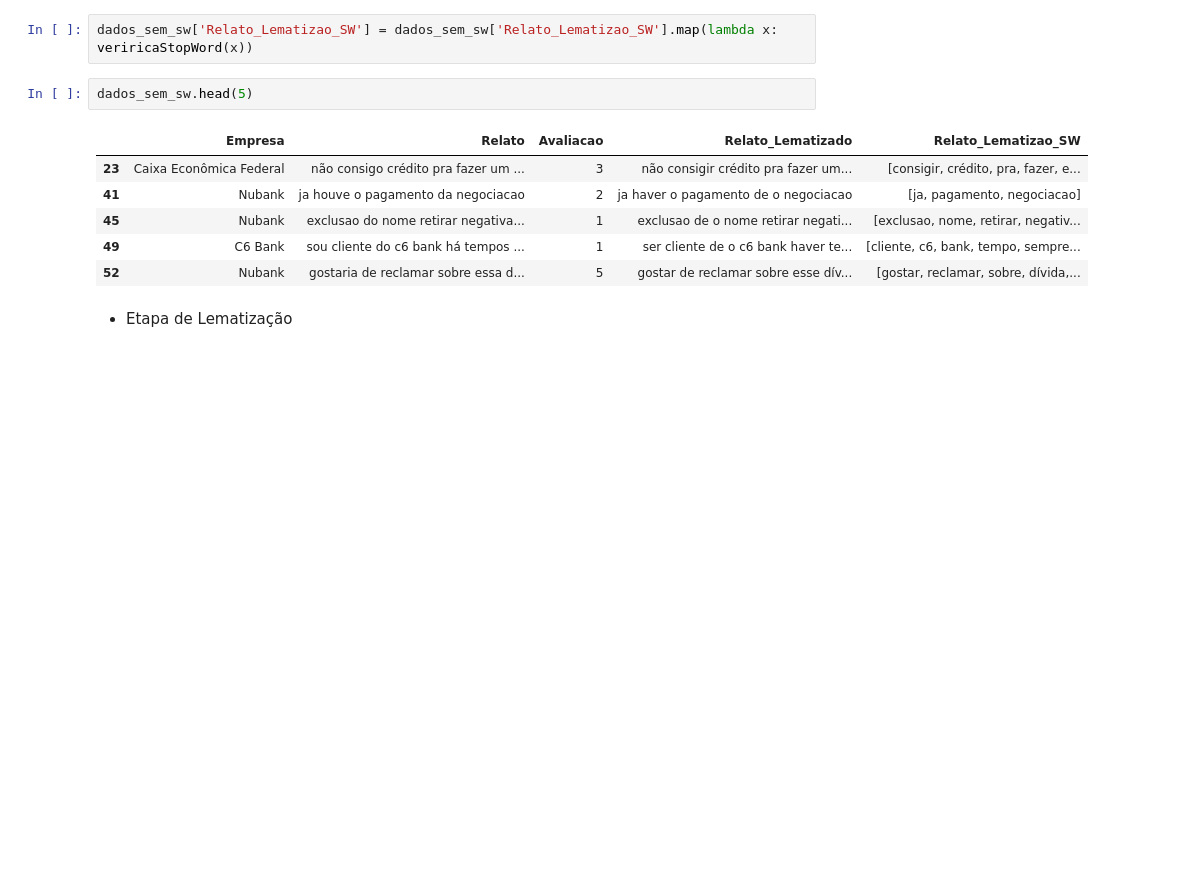
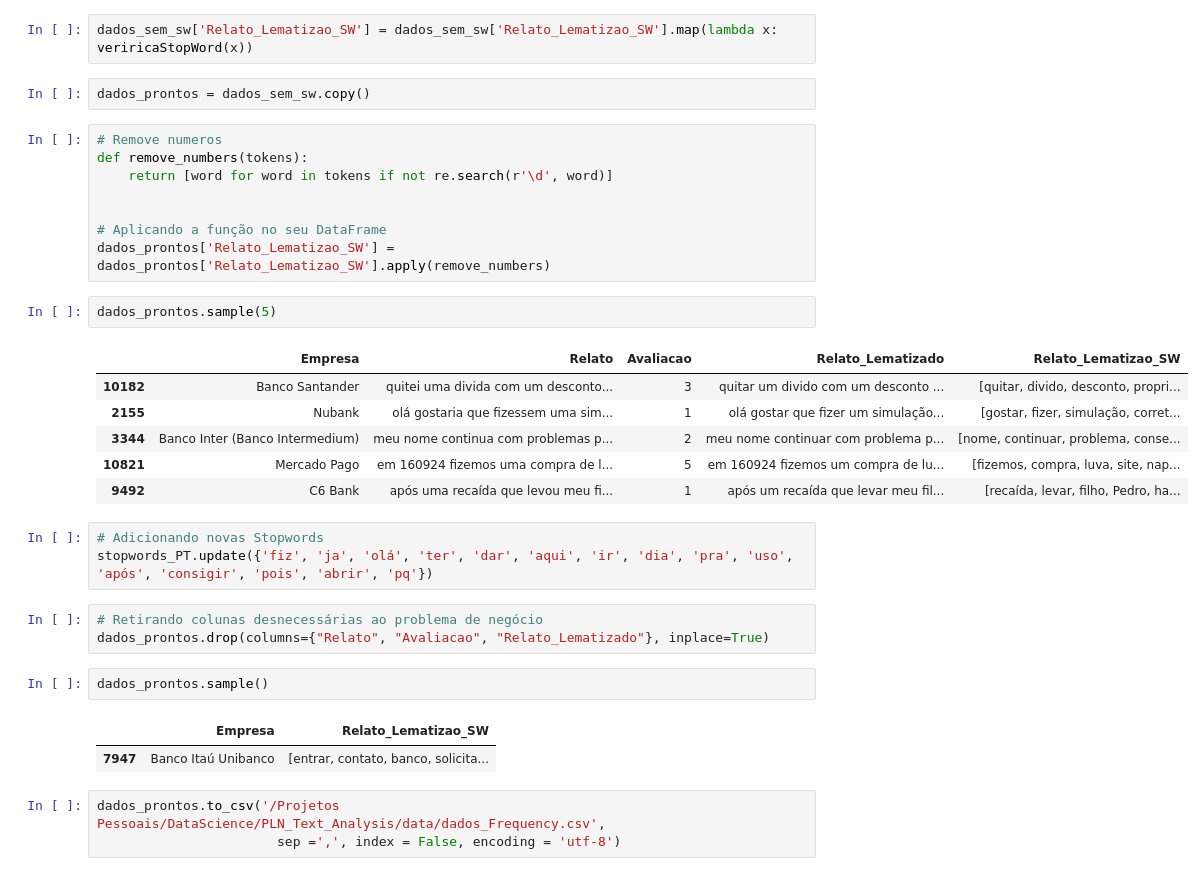
Before and after one commit to alyssonmontovanelli/PLN_Text_Analysis, a Jupyter notebook: EDA/preprocessing.ipynb, the cells around one changed output. Cells and saved outputs as stored; diff of their text form; blank space fills up the shorter version.

```diff
--- a/EDA/preprocessing.ipynb
+++ b/EDA/preprocessing.ipynb
@@ -215,14 +215,36 @@ dados_sem_sw
 1920 rows × 5 columns
 # %%
 dados_sem_sw['Relato_Lematizao_SW'] = dados_sem_sw['Relato_Lematizao_SW'].map(lambda x: veriricaStopWord(x))
-# %%
-dados_sem_sw.head(5)
-# %% [output]
-|  | Empresa | Relato | Avaliacao | Relato_Lematizado | Relato_Lematizao_SW |
-| 23 | Caixa Econômica Federal | não consigo crédito pra fazer um ... | 3 | não consigir crédito pra fazer um... | [consigir, crédito, pra, fazer, e... |
-| 41 | Nubank | ja houve o pagamento da negociacao | 2 | ja haver o pagamento de o negociacao | [ja, pagamento, negociacao] |
-| 45 | Nubank | exclusao do nome retirar negativa... | 1 | exclusao de o nome retirar negati... | [exclusao, nome, retirar, negativ... |
-| 49 | C6 Bank | sou cliente do c6 bank há tempos ... | 1 | ser cliente de o c6 bank haver te... | [cliente, c6, bank, tempo, sempre... |
-| 52 | Nubank | gostaria de reclamar sobre essa d... | 5 | gostar de reclamar sobre esse dív... | [gostar, reclamar, sobre, dívida,... |
-# %% [markdown]
-- Etapa de Lematização
+# %%
+dados_prontos = dados_sem_sw.copy()
+# %%
+# Remove numeros
+def remove_numbers(tokens):
+    return [word for word in tokens if not re.search(r'\d', word)]
+
+
+# Aplicando a função no seu DataFrame
+dados_prontos['Relato_Lematizao_SW'] = dados_prontos['Relato_Lematizao_SW'].apply(remove_numbers)
+# %%
+dados_prontos.sample(5)
+# %% [output]
+|  | Empresa | Relato | Avaliacao | Relato_Lematizado | Relato_Lematizao_SW |
+| 10182 | Banco Santander | quitei uma divida com um desconto... | 3 | quitar um divido com um desconto ... | [quitar, divido, desconto, propri... |
+| 2155 | Nubank | olá gostaria que fizessem uma sim... | 1 | olá gostar que fizer um simulação... | [gostar, fizer, simulação, corret... |
+| 3344 | Banco Inter (Banco Intermedium) | meu nome continua com problemas p... | 2 | meu nome continuar com problema p... | [nome, continuar, problema, conse... |
+| 10821 | Mercado Pago | em 160924 fizemos uma compra de l... | 5 | em 160924 fizemos um compra de lu... | [fizemos, compra, luva, site, nap... |
+| 9492 | C6 Bank | após uma recaída que levou meu fi... | 1 | após um recaída que levar meu fil... | [recaída, levar, filho, Pedro, ha... |
+# %%
+# Adicionando novas Stopwords
+stopwords_PT.update({'fiz', 'ja', 'olá', 'ter', 'dar', 'aqui', 'ir', 'dia', 'pra', 'uso', 'após', 'consigir', 'pois', 'abrir', 'pq'})
+# %%
+# Retirando colunas desnecessárias ao problema de negócio
+dados_prontos.drop(columns={"Relato", "Avaliacao", "Relato_Lematizado"}, inplace=True)
+# %%
+dados_prontos.sample()
+# %% [output]
+|  | Empresa | Relato_Lematizao_SW |
+| 7947 | Banco Itaú Unibanco | [entrar, contato, banco, solicita... |
+# %%
+dados_prontos.to_csv('/Projetos Pessoais/DataScience/PLN_Text_Analysis/data/dados_Frequency.csv',
+                       sep =',', index = False, encoding = 'utf-8')
```
Also changed, not shown: 2 other files.
